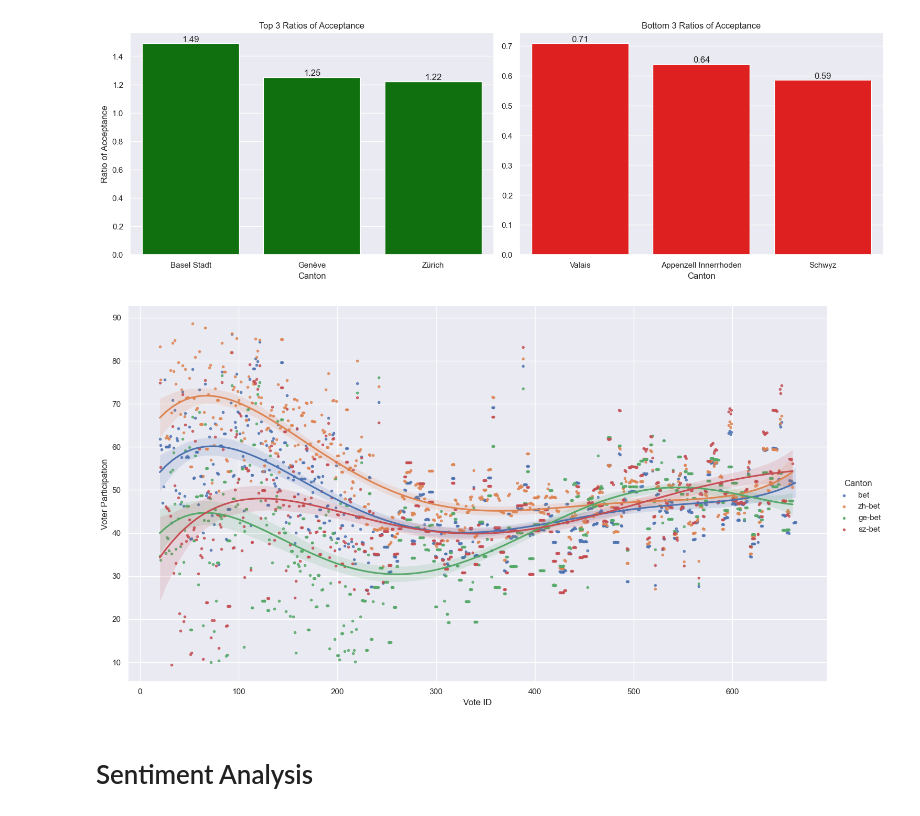
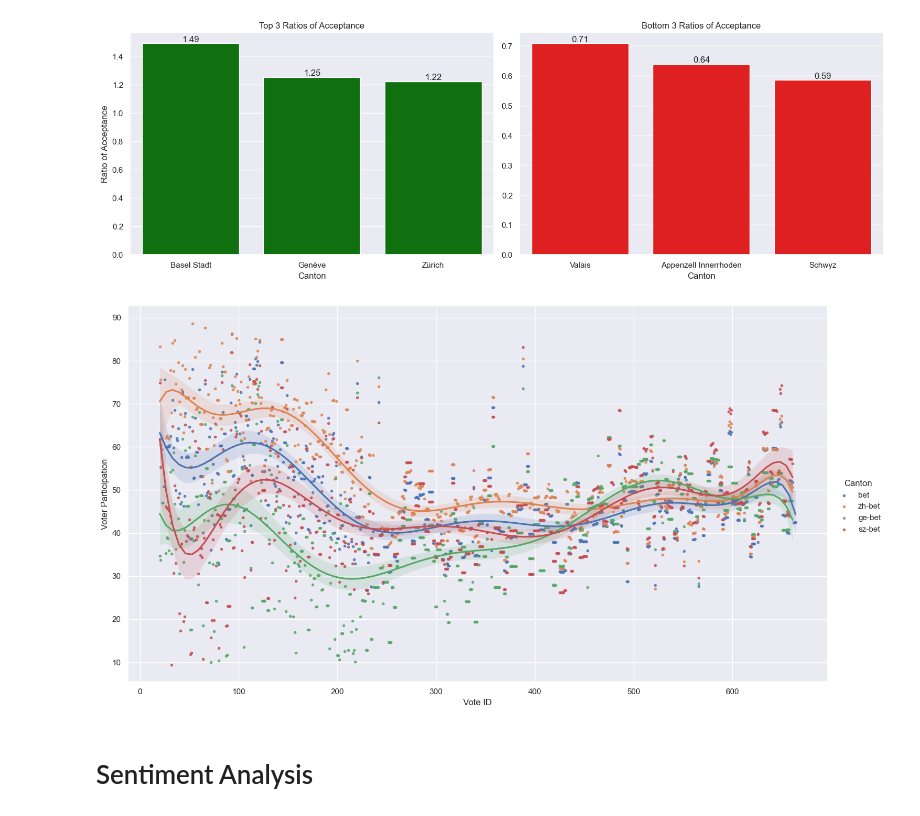
Before and after one commit to emilfunke/SwissVotingAnalysis, a Jupyter notebook: replication.ipynb, the cells around one changed output. Saved outputs shown, nothing was run; the diff lists cells and outputs as text; code cells hidden in the pictures.

```diff
--- a/replication.ipynb
+++ b/replication.ipynb
@@ -128,13 +133,13 @@ beteiligung_data.replace('.', np.nan, inplace=True)
 dfm = beteiligung_data[['bet', 'zh-bet', 'ge-bet', 'sz-bet', 'anr']].melt('anr', var_name='cols', value_name='vals')
 # %%
 #fig, axs = plt.subplots(figsize=(24,12))
-g = sns.lmplot(x='anr', y='vals', data=dfm, hue='cols', order=5, scatter=True, markers=[".", ".", ".", "."], height=8, aspect=1.7777777)
+g = sns.lmplot(x='anr', y='vals', data=dfm, hue='cols', order=10, scatter=True, markers=[".", ".", ".", "."], height=8, aspect=1.7777777)
 g.set_ylabels('Voter Participation')
 g.set_xlabels('Vote ID')
 g._legend.set_title('Canton')
 plt.savefig('./figures/beteiligung.pdf', format='pdf', bbox_inches='tight')
 # %% [output]
-[figure, old version]
+[figure, new version]
 # %% [markdown]
 # Sentiment Analysis
 # %%
```
Also changed, not shown: parts of 17 cells of this notebook, 7 other files.
